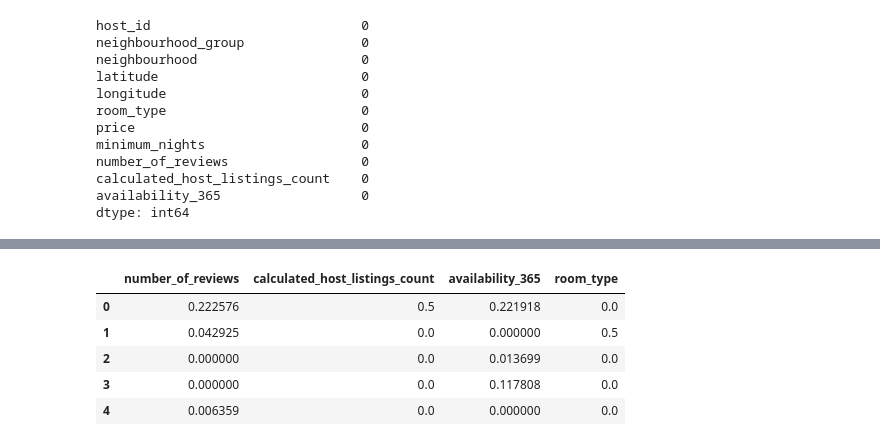
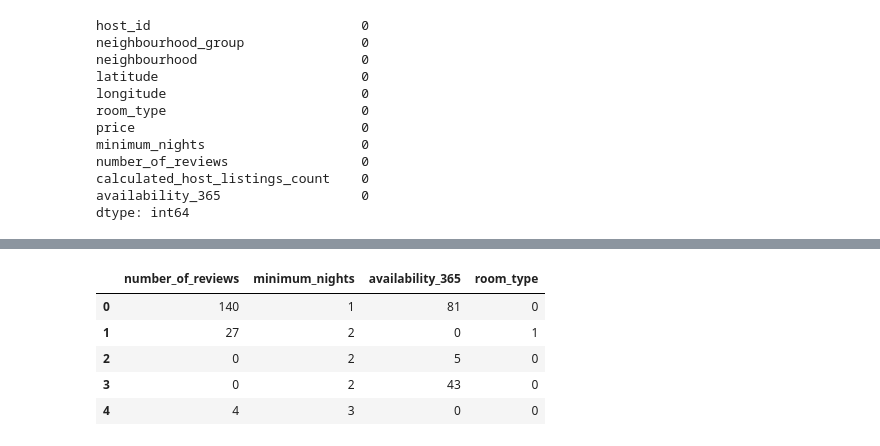
Before and after one commit to 4GeeksAcademy/Dansah2_machine-learning-python-template, a Jupyter notebook: src/explore.ipynb, the cells around one changed output, grey strips where cells are left out. Drawn from its saved outputs; the diff is of its cells as text; code cells hidden in the pictures.

```diff
--- a/src/explore.ipynb
+++ b/src/explore.ipynb
@@ -434,0 +421,8 @@ df_scaled.head()
+# %%
+# break up the data into training and testing samples and select the best variables
+X = raw_data[['number_of_reviews', 'minimum_nights', 'calculated_host_listings_count', 'availability_365', 'neighbourhood_group', 'room_type']]
+y = raw_data['price']
+
+X_train, X_test, y_train, y_test = train_test_split(X, y, test_size=0.2, random_state=42)
+
+X_train.head()
@@ -435,28 +441,19 @@ df_scaled.head()
 # %%
-from sklearn.feature_selection import chi2, SelectKBest
-from sklearn.model_selection import train_test_split
-
-# break up the data into training and testing samples and select the best variables
-X = df_scaled.drop('price', axis = 1)
-y = df_scaled['price']
-
-X_train, X_test, y_train, y_test = train_test_split(X, y, test_size=0.2, random_state=42)
-
 select_model = SelectKBest(chi2, k=4)
 select_model.fit(X_train, y_train)
 ix = select_model.get_support()
 
 X_train_sel = pd.DataFrame(select_model.transform(X_train), columns=X_train.columns.values[ix])
 X_test_sel = pd.DataFrame(select_model.transform(X_test), columns=X_test.columns.values[ix])
 
 X_train_sel.head()
 # %% [output]
-|  | number_of_reviews | calculated_host_listings_count | availability_365 | room_type |
-| 0 | 0.222576 | 0.5 | 0.221918 | 0.0 |
-| 1 | 0.042925 | 0.0 | 0.000000 | 0.5 |
-| 2 | 0.000000 | 0.0 | 0.013699 | 0.0 |
-| 3 | 0.000000 | 0.0 | 0.117808 | 0.0 |
-| 4 | 0.006359 | 0.0 | 0.000000 | 0.0 |
+|  | number_of_reviews | minimum_nights | availability_365 | room_type |
+| 0 | 140 | 1 | 81 | 0 |
+| 1 | 27 | 2 | 0 | 1 |
+| 2 | 0 | 2 | 5 | 0 |
+| 3 | 0 | 2 | 43 | 0 |
+| 4 | 4 | 3 | 0 | 0 |
 # %%
 # save the data in the appropriate directory
 X_train_sel['price'] = list(y_train)
```
Also changed, not shown: parts of 5 cells of this notebook.
